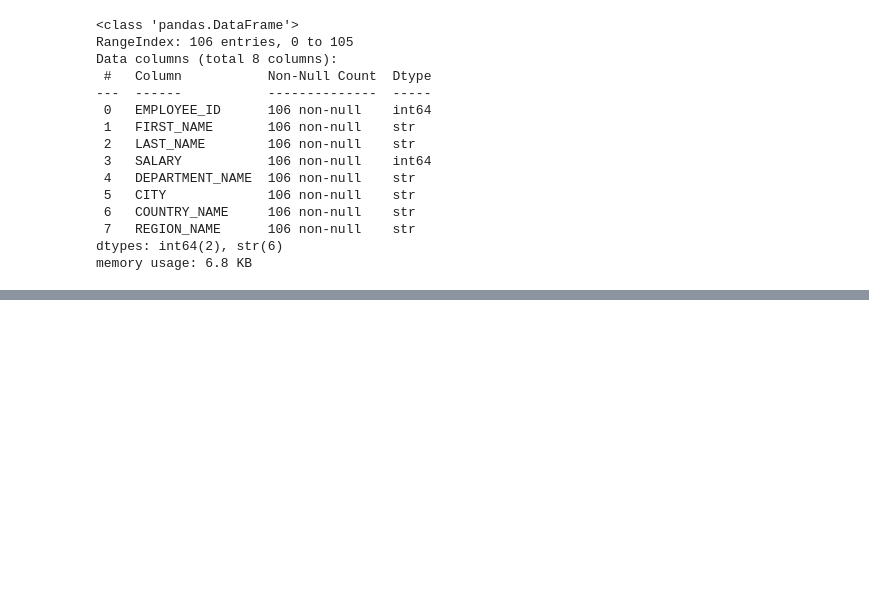
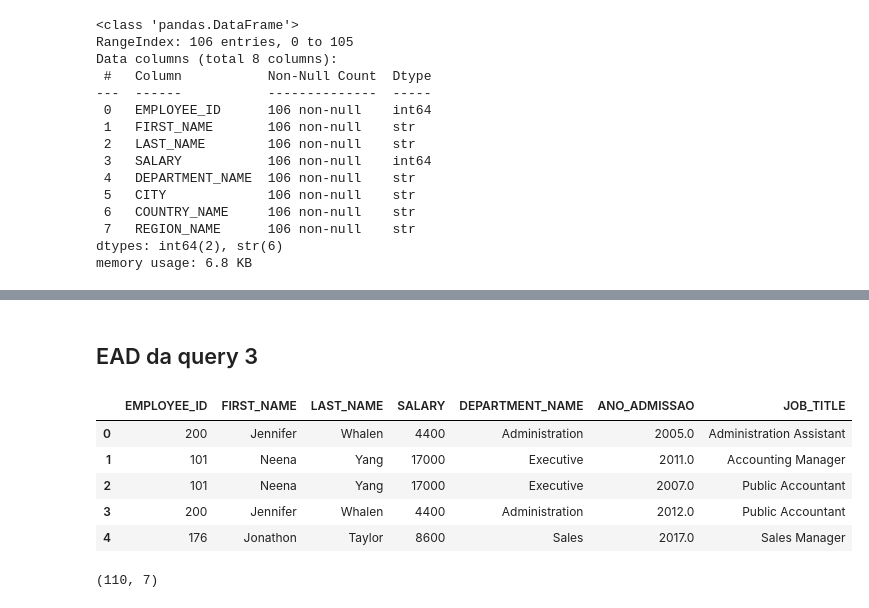
Before and after one commit to rhommardev/Projeto-de-data-visualiza-o-e-BI-do-curso-do-SCTEC-, a Jupyter notebook: Notebook/projeto_Rh_Analitytcs.ipynb, the cells around one changed output, grey strips where cells are left out. Cells and saved outputs as stored; diff of their text form; code cells hidden in the pictures; blank space fills up the shorter version.

```diff
--- a/Notebook/projeto_Rh_Analitytcs.ipynb
+++ b/Notebook/projeto_Rh_Analitytcs.ipynb
@@ -129,0 +170,2 @@ memory usage: 6.8 KB
+# %% [markdown]
+## EAD da query 3
@@ -129,0 +174,13 @@ memory usage: 6.8 KB
+# %%
+df3.head()
+# %% [output]
+|  | EMPLOYEE_ID | FIRST_NAME | LAST_NAME | SALARY | DEPARTMENT_NAME | ANO_ADMISSAO | JOB_TITLE |
+| 0 | 200 | Jennifer | Whalen | 4400 | Administration | 2005.0 | Administration Assistant |
+| 1 | 101 | Neena | Yang | 17000 | Executive | 2011.0 | Accounting Manager |
+| 2 | 101 | Neena | Yang | 17000 | Executive | 2007.0 | Public Accountant |
+| 3 | 200 | Jennifer | Whalen | 4400 | Administration | 2012.0 | Public Accountant |
+| 4 | 176 | Jonathon | Taylor | 8600 | Sales | 2017.0 | Sales Manager |
+# %%
+df3.shape
+# %% [output]
+(110, 7)
```
Also changed, not shown: parts of 16 cells of this notebook.
